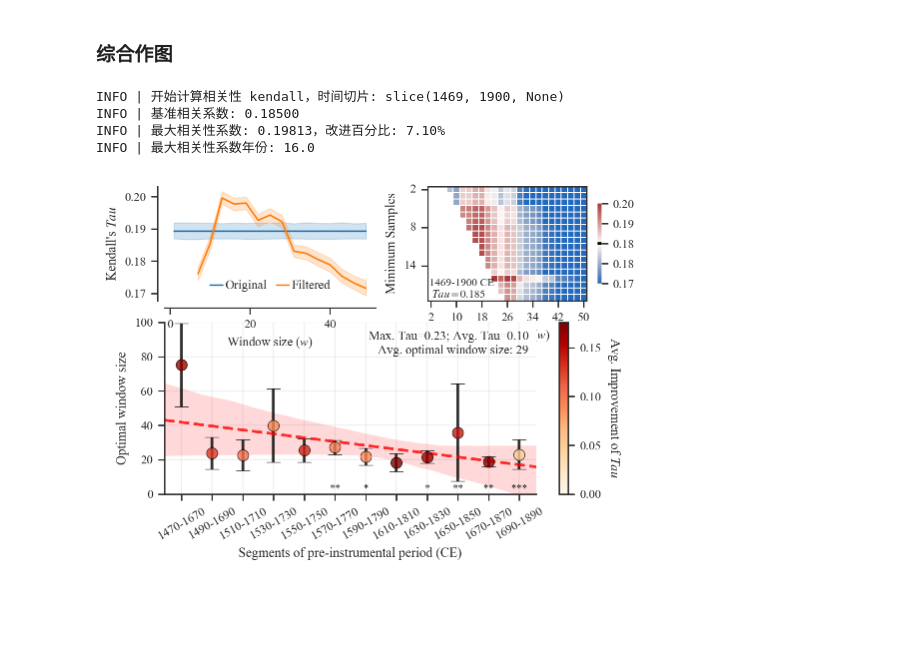
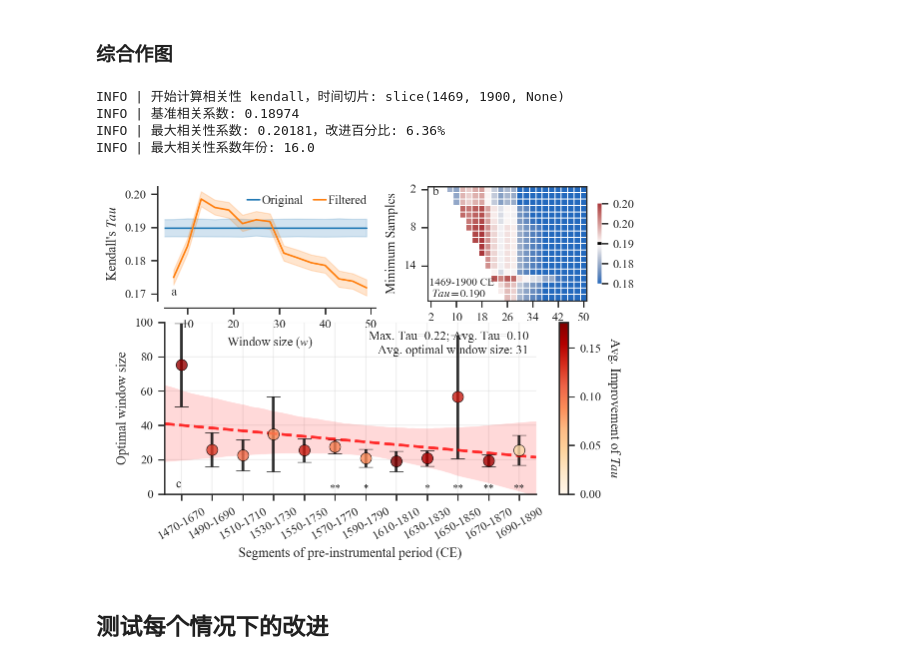
Before and after one commit to SongshGeo/shifting_baseline, a Jupyter notebook: reports/history.ipynb, the cells around one changed output. Drawn from its saved outputs; the diff is of its cells as text; code cells hidden in the pictures; blank space fills up the shorter version.

```diff
--- a/reports/history.ipynb
+++ b/reports/history.ipynb
@@ -59,7 +59,9 @@ Millennial-scale data reveals collective memory of extreme events The impact of
 # %%
 from shifting_baseline.filters import classify
 
-combined = pd.read_csv(cfg.ds.out.tree_ring, index_col=0)
+folder_path = Path(cfg.ds.processed) / cfg.ds.setname
+
+combined = pd.read_csv(folder_path / "integrated.csv", index_col=0)
 combined.head()
 
 # tree_ring = classify(tree_ring, handle_na="skip")
@@ -232,6 +234,9 @@ def get_sliding_corr(ds, window, min_period=None):
     for i in range(ds.shape[0]):
         pred = pd.Series(ds[i, :], index=temp_hist.data.index).loc[STAGE1:END]
         true = pd.Series(tree_ring.loc[STAGE1:END])
+        common_index = pred.index.intersection(true.index)
+        pred = pred.loc[common_index]
+        true = true.loc[common_index]
         filtered_r, filtered_p, _ = compare_corr(
             classify(pred, handle_na="skip"),
             true,
@@ -307,0 +308,19 @@ sns.lineplot(data=ds.dropna(), x="Window", y="Kendall's Tau", hue="Method")
+# %%
+fig, ax = plt.subplots(1, 1, figsize=(3, 2.5), tight_layout=True)
+ax = sns.lineplot(data=ds.dropna(), x="Window", y="Kendall's Tau", hue="Method", ax=ax)
+ax.legend(
+    loc="best",
+    # bbox_to_anchor=(1, 1.08),
+    fontsize=9,
+    ncol=2,
+    title_fontsize=9,
+    frameon=False,
+    handlelength=1.0,  # length of the legend handles
+    handletextpad=0.2,  # space between handle and text
+    columnspacing=0.8,  # space between columns
+    labelspacing=0.2,  # vertical space between rows
+    borderpad=0.2,  # padding inside the legend box
+)
+ax.set_ylabel("Kendall's $Tau$")
+ax.set_xlabel("Window size ($w$)", fontsize=9)
+sns.despine(ax=ax, offset=5)
@@ -353,6 +377,7 @@ ax1.text(
     transform=ax1.transAxes,
     fontsize=8,
 )
+ax1.set_xlabel("")
 
 #### ================================================
 ax3 = fig.add_subplot(gs[1, :])
@@ -396,33 +421,41 @@ ax2 = fig.add_subplot(gs[0, 0])
 #     linewidth=1.5,
 #     split=True,
 # )
 # # ax2.text(0.01, 0.95, "$p<0.001$", ha="left", va="top", transform=ax2.transAxes)
 
 sns.lineplot(data=ds.dropna(), x="Window", y="Kendall's Tau", hue="Method", ax=ax2)
 ax2.legend(
     loc="best",
     # bbox_to_anchor=(1, 1.08),
     fontsize=9,
     ncol=2,
     title_fontsize=9,
     frameon=False,
     handlelength=1.0,  # length of the legend handles
     handletextpad=0.2,  # space between handle and text
     columnspacing=0.8,  # space between columns
     labelspacing=0.2,  # vertical space between rows
     borderpad=0.2,  # padding inside the legend box
 )
 ax2.set_ylabel("Kendall's $Tau$")
 ax2.set_xlabel("Window size ($w$)", fontsize=9)
+ax2.set_xticks(np.arange(10, 51, 10))
+ax2.set_xlim(5, 51)
 sns.despine(ax=ax2, offset=5)
 
+# a, b, c 三个图的编号
+for ax, label in zip([ax2, ax3], ["a", "c"]):
+    ax.text(0.03, 0.02, label, ha="left", va="bottom", transform=ax.transAxes)
+ax1.text(0.03, 0.90, "b", ha="left", va="bottom", transform=ax1.transAxes)
 
 # 综合作图 ================================================
 fig.savefig(cfg.ds.fig4, dpi=300)
 plt.show();
 # %% [output]
 INFO | 开始计算相关性 kendall，时间切片: slice(1469, 1900, None)
-INFO | 基准相关系数: 0.18500
-INFO | 最大相关性系数: 0.19813，改进百分比: 7.10%
+INFO | 基准相关系数: 0.18974
+INFO | 最大相关性系数: 0.20181，改进百分比: 6.36%
 INFO | 最大相关性系数年份: 16.0
-[figure, old version]
+[figure, new version]
+# %% [markdown]
+## 测试每个情况下的改进
```
Also changed, not shown: parts of 13 cells of this notebook, 5 other files.
